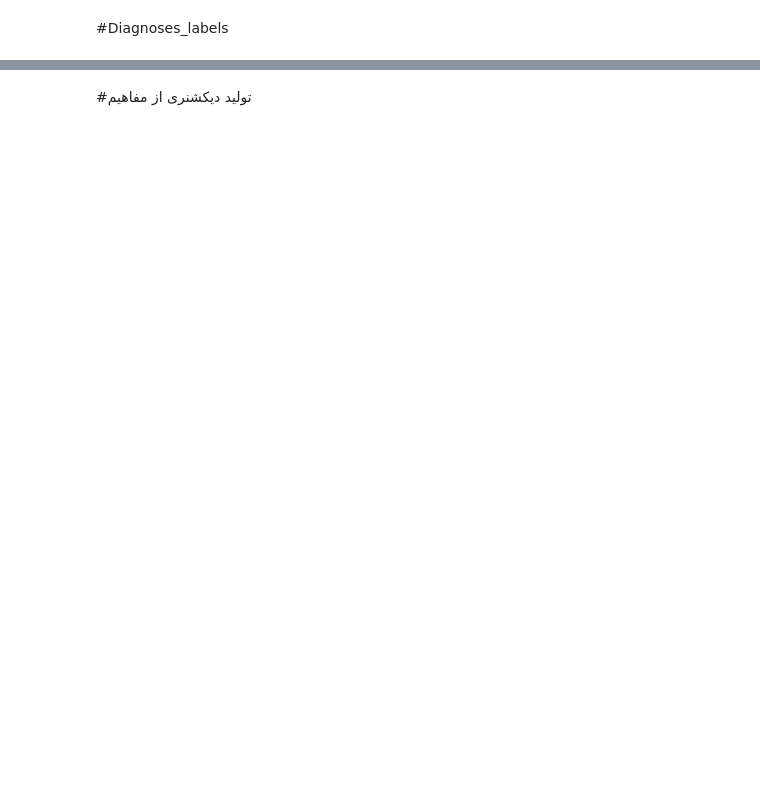
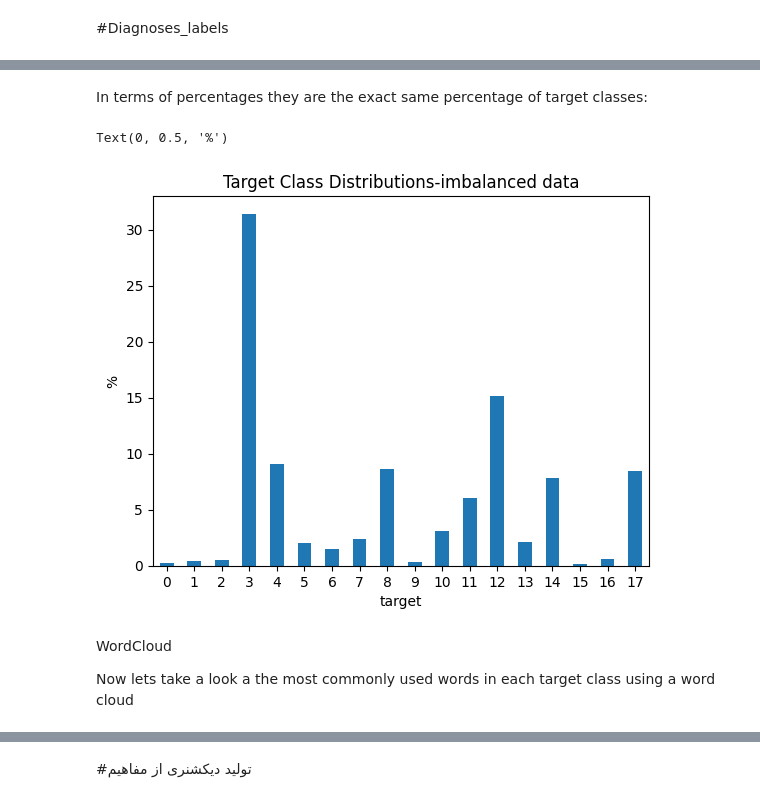
Before and after one commit to HodaMemar/SemanticSimilarity_ClinicalNotes, a Jupyter notebook: Create_Dataset.ipynb, the cells around one changed output, grey strips where cells are left out. Saved outputs shown, nothing was run; the diff lists cells and outputs as text; code cells hidden in the pictures; blank space fills up the shorter version.

```diff
--- a/Create_Dataset.ipynb
+++ b/Create_Dataset.ipynb
@@ -68,4 +22,0 @@ df_ccs
-# %%
-filename=path[0][1]+'Total'
-df_text=pd.read_csv(filename)
-print(path[0][0])
@@ -89,0 +98,14 @@ df_text.head()
+# %% [markdown]
+In terms of percentages they are the exact same percentage of target classes:
+# %%
+percents = 100 * test_targets.groupby("target").size() / test_targets.shape[0]
+
+percents.plot(kind='bar', title='Target Class Distributions-imbalanced data', rot=0)
+plt.ylabel("%")
+# %% [output]
+Text(0, 0.5, '%')
+[figure, added]
+# %% [markdown]
+WordCloud
+
+Now lets take a look a the most commonly used words in each target class using a word cloud
```
Also changed, not shown: parts of 53 cells of this notebook.
